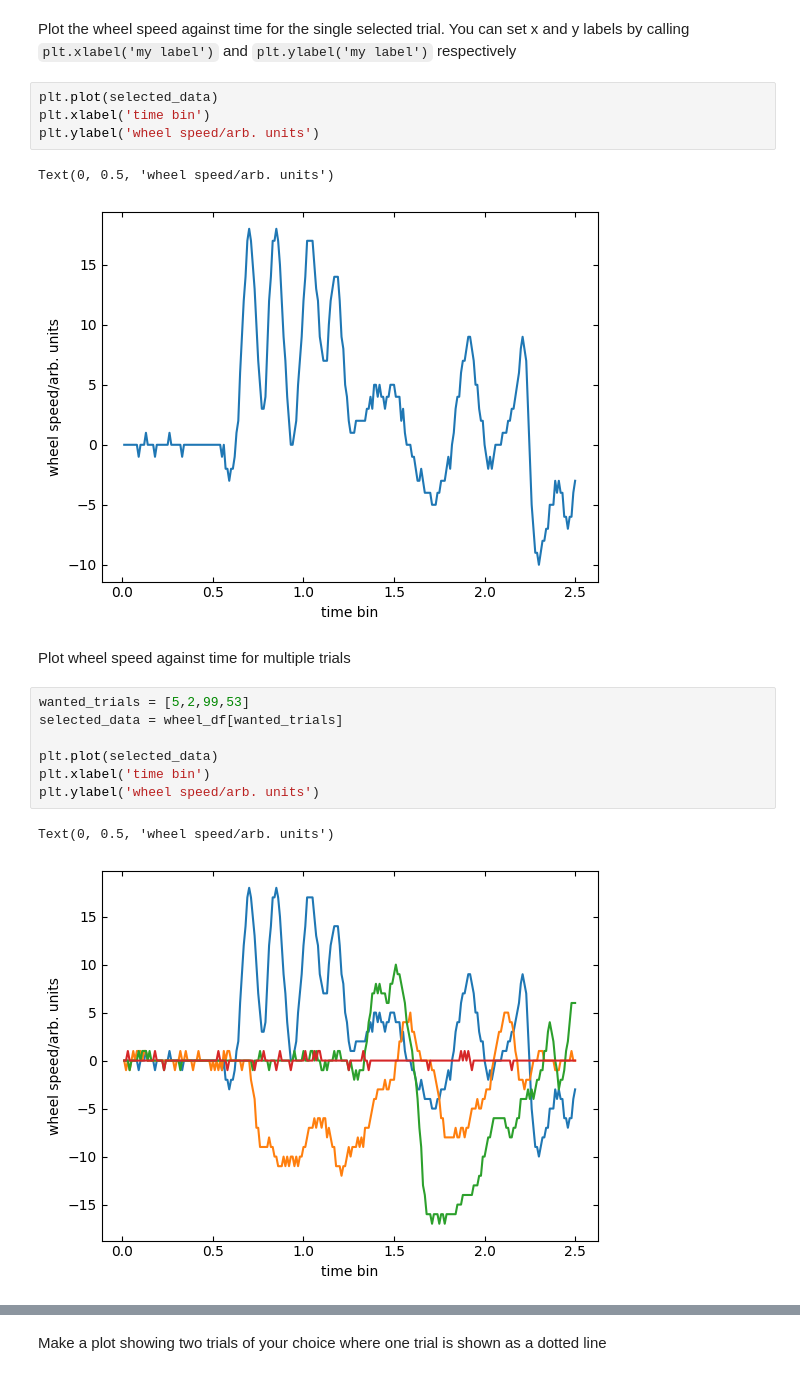
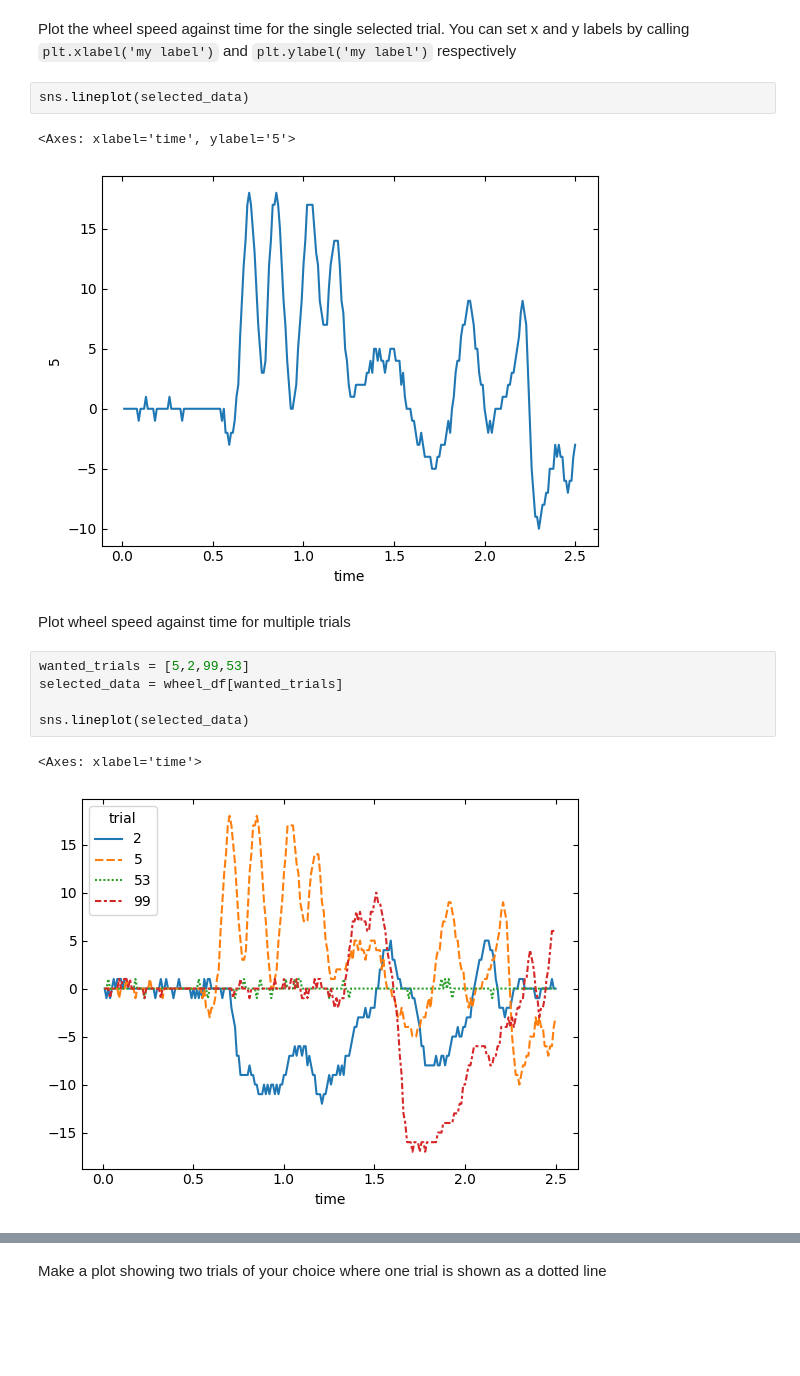
Before and after one commit to ibehave-ibots/iBOTS-Tools, a Jupyter notebook: workshops/python-workshop-1/exercises/ben/Day2-wheelspeed-with-solns.ipynb, the cells around one changed output, grey strips where cells are left out. Cells and saved outputs as stored; diff of their text form; blank space fills up the shorter version.

```diff
--- a/workshops/python-workshop-1/exercises/ben/Day2-wheelspeed-with-solns.ipynb
+++ b/workshops/python-workshop-1/exercises/ben/Day2-wheelspeed-with-solns.ipynb
@@ -358,21 +355,17 @@ Name: 5, Length: 250, dtype: float32
 # %% [markdown]
 Plot the wheel speed against time for the single selected trial. You can set x and y labels by calling `plt.xlabel('my label')` and `plt.ylabel('my label')` respectively
 # %%
-plt.plot(selected_data)
-plt.xlabel('time bin')
-plt.ylabel('wheel speed/arb. units')
+sns.lineplot(selected_data)
 # %% [output]
-Text(0, 0.5, 'wheel speed/arb. units')
+<Axes: xlabel='time', ylabel='5'>
-[figure, old version]
+[figure, new version]
 # %% [markdown]
 Plot wheel speed against time for multiple trials
 # %%
 wanted_trials = [5,2,99,53]
 selected_data = wheel_df[wanted_trials]
 
-plt.plot(selected_data)
-plt.xlabel('time bin')
-plt.ylabel('wheel speed/arb. units')
+sns.lineplot(selected_data)
 # %% [output]
-Text(0, 0.5, 'wheel speed/arb. units')
+<Axes: xlabel='time'>
-[figure, old version]
+[figure, new version]
```
Also changed, not shown: parts of 12 cells of this notebook.
